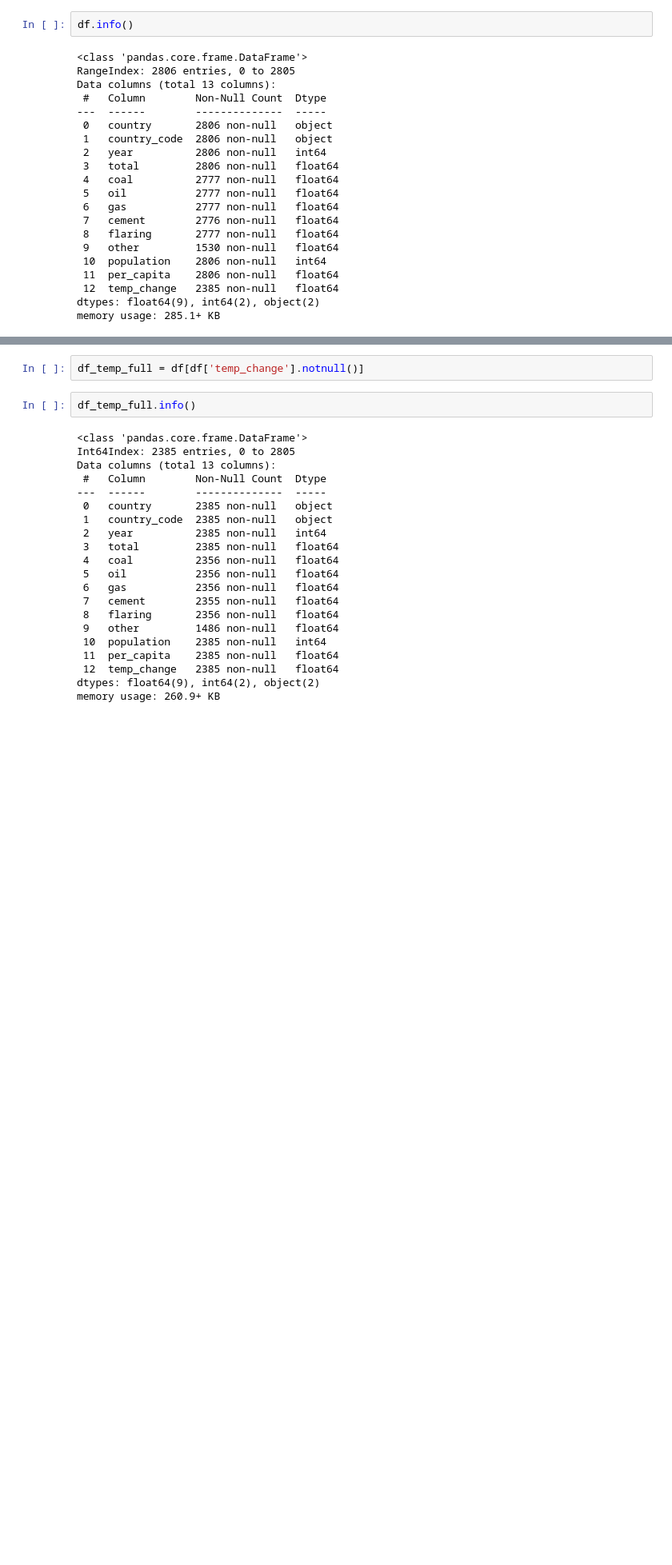
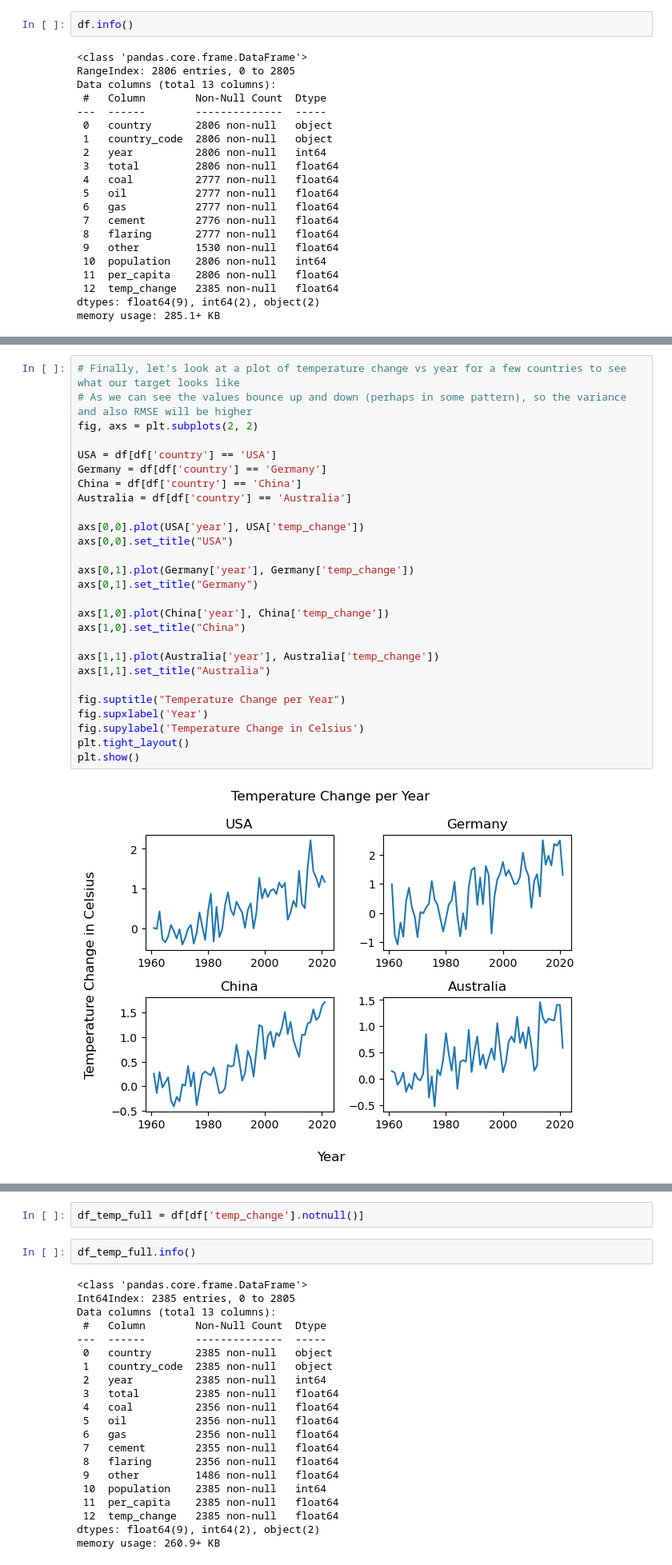
Before and after one commit to themountaintop/exploring_world_emissions, a Jupyter notebook: Processing/Emissions_ML.ipynb, the cells around one changed output, grey strips where cells are left out. Shown: that part at 80% size. Cells and saved outputs as stored; diff of their text form; blank space fills up the shorter version.

```diff
--- a/Processing/Emissions_ML.ipynb
+++ b/Processing/Emissions_ML.ipynb
@@ -156,0 +185,29 @@ Ukraine
+# %%
+# Finally, let's look at a plot of temperature change vs year for a few countries to see what our target looks like
+# As we can see the values bounce up and down (perhaps in some pattern), so the variance and also RMSE will be higher
+fig, axs = plt.subplots(2, 2)
+
+USA = df[df['country'] == 'USA']
+Germany = df[df['country'] == 'Germany']
+China = df[df['country'] == 'China']
+Australia = df[df['country'] == 'Australia']
+
+axs[0,0].plot(USA['year'], USA['temp_change'])
+axs[0,0].set_title("USA")
+
+axs[0,1].plot(Germany['year'], Germany['temp_change'])
+axs[0,1].set_title("Germany")
+
+axs[1,0].plot(China['year'], China['temp_change'])
+axs[1,0].set_title("China")
+
+axs[1,1].plot(Australia['year'], Australia['temp_change'])
+axs[1,1].set_title("Australia")
+
+fig.suptitle("Temperature Change per Year")
+fig.supxlabel('Year')
+fig.supylabel('Temperature Change in Celsius')
+plt.tight_layout()
+plt.show()
+# %% [output]
+[figure, added]
```
Also changed, not shown: parts of 27 cells of this notebook.
